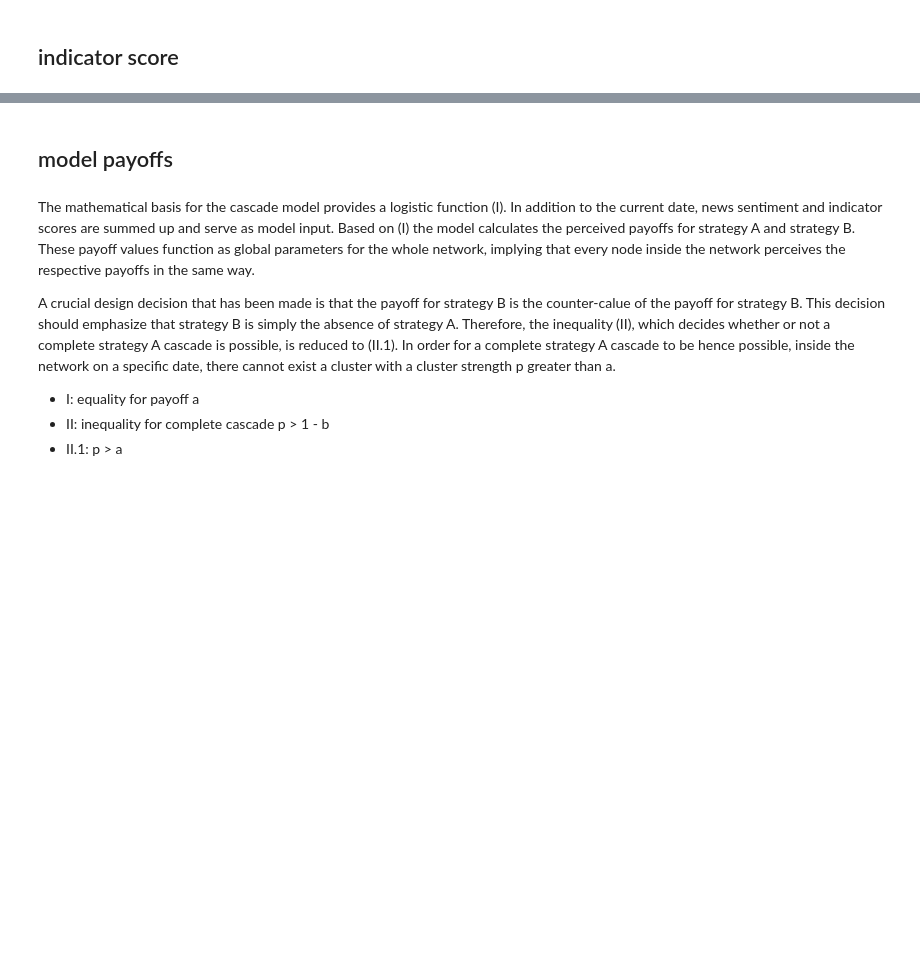
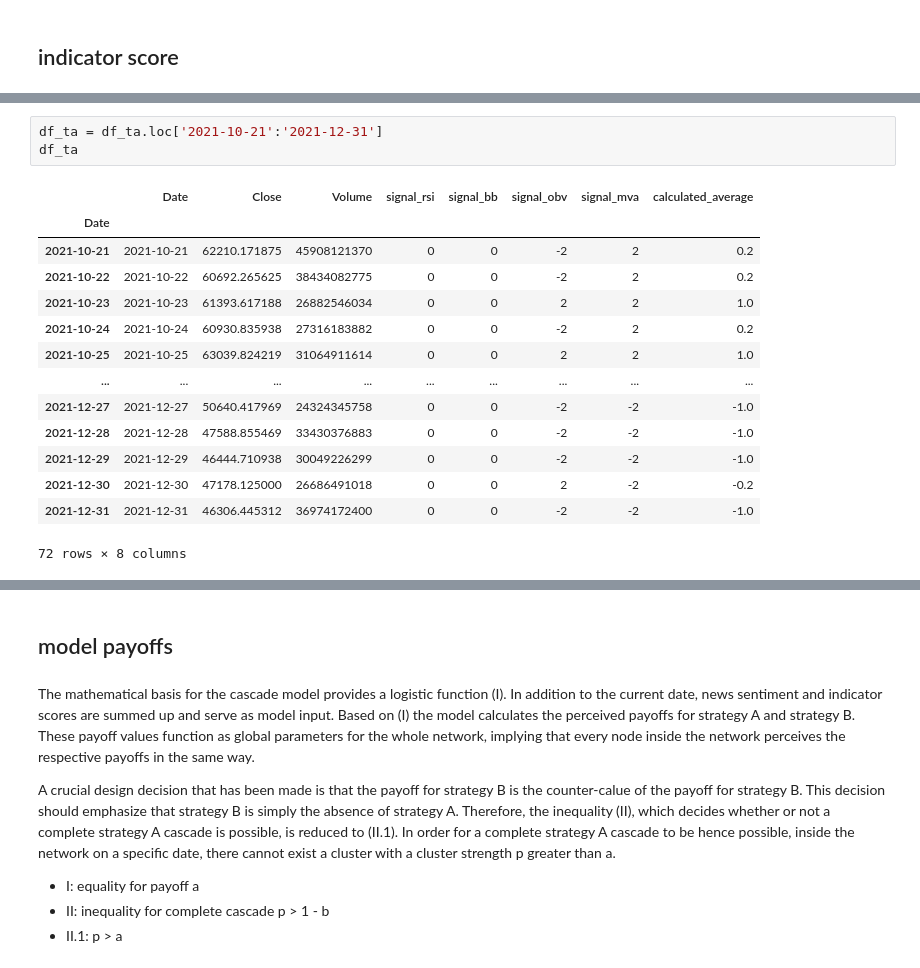
Before and after one commit to christianschwendner/coins_2122, a Jupyter notebook: Model/Model.ipynb, the cells around one changed output, grey strips where cells are left out. Saved outputs shown, nothing was run; the diff lists cells and outputs as text; blank space fills up the shorter version.

```diff
--- a/Model/Model.ipynb
+++ b/Model/Model.ipynb
@@ -295,0 +336,18 @@ In the model n = -1 means that there is the lowest possible amount of stimulatio
+# %%
+df_ta = df_ta.loc['2021-10-21':'2021-12-31']
+df_ta
+# %% [output]
+|  | Date | Close | Volume | signal_rsi | signal_bb | signal_obv | signal_mva | calculated_average |
+| Date |  |  |  |  |  |  |  |  |
+| 2021-10-21 | 2021-10-21 | 62210.171875 | 45908121370 | 0 | 0 | -2 | 2 | 0.2 |
+| 2021-10-22 | 2021-10-22 | 60692.265625 | 38434082775 | 0 | 0 | -2 | 2 | 0.2 |
+| 2021-10-23 | 2021-10-23 | 61393.617188 | 26882546034 | 0 | 0 | 2 | 2 | 1.0 |
+| 2021-10-24 | 2021-10-24 | 60930.835938 | 27316183882 | 0 | 0 | -2 | 2 | 0.2 |
+| 2021-10-25 | 2021-10-25 | 63039.824219 | 31064911614 | 0 | 0 | 2 | 2 | 1.0 |
+| ... | ... | ... | ... | ... | ... | ... | ... | ... |
+| 2021-12-27 | 2021-12-27 | 50640.417969 | 24324345758 | 0 | 0 | -2 | -2 | -1.0 |
+| 2021-12-28 | 2021-12-28 | 47588.855469 | 33430376883 | 0 | 0 | -2 | -2 | -1.0 |
+| 2021-12-29 | 2021-12-29 | 46444.710938 | 30049226299 | 0 | 0 | -2 | -2 | -1.0 |
+| 2021-12-30 | 2021-12-30 | 47178.125000 | 26686491018 | 0 | 0 | 2 | -2 | -0.2 |
+| 2021-12-31 | 2021-12-31 | 46306.445312 | 36974172400 | 0 | 0 | -2 | -2 | -1.0 |
+72 rows × 8 columns
```
Also changed, not shown: parts of 9 cells of this notebook.
